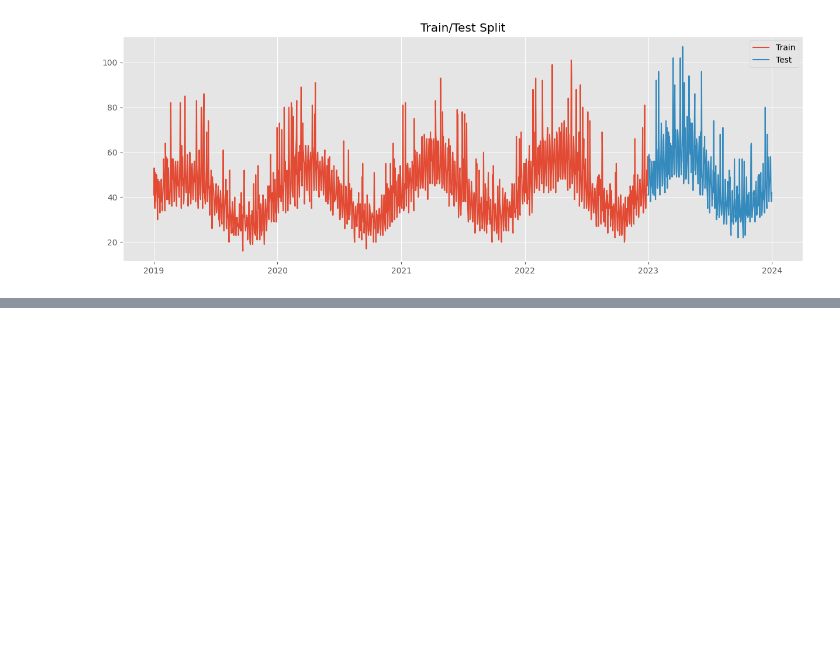
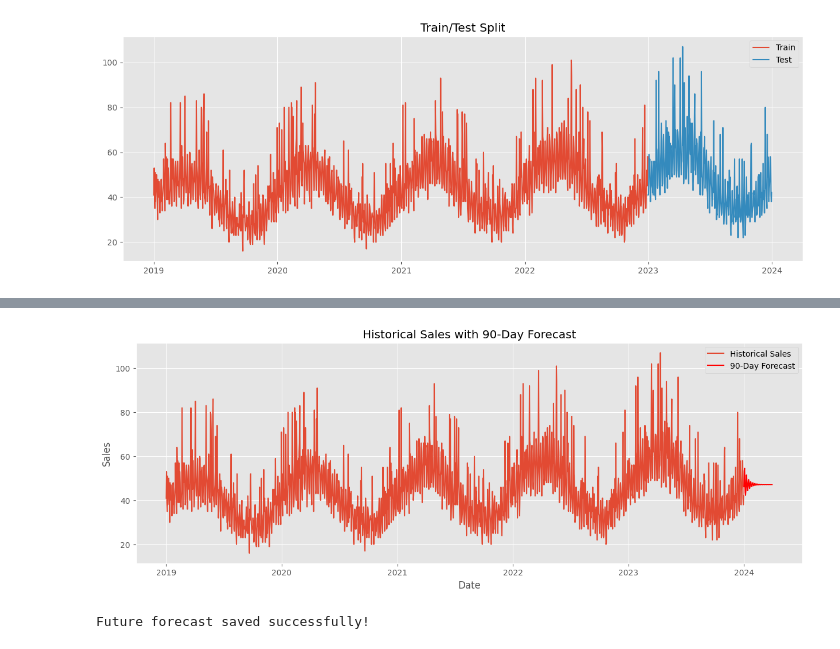
Before and after one commit to Jainam249/Supply-Chain-Demand-Forecasting, a Jupyter notebook: notebooks/03_demand_forecasting.ipynb, the cells around one changed output, grey strips where cells are left out. Saved outputs shown, nothing was run; the diff lists cells and outputs as text; code cells hidden in the pictures; blank space fills up the shorter version.

```diff
--- a/notebooks/03_demand_forecasting.ipynb
+++ b/notebooks/03_demand_forecasting.ipynb
@@ -119,0 +276,8 @@ plt.show()
+# %%
+future_forecast = forecast_future(
+    df,
+    column="sales",
+    periods=90
+)
+
+future_forecast.head()
@@ -119,0 +291,33 @@ plt.show()
+# %%
+plt.figure(figsize=(15,5))
+
+plt.plot(
+    df.index,
+    df["sales"],
+    label="Historical Sales"
+)
+
+plt.plot(
+    future_forecast["date"],
+    future_forecast["forecast_sales"],
+    color="red",
+    label="90-Day Forecast"
+)
+
+plt.title("Historical Sales with 90-Day Forecast")
+plt.xlabel("Date")
+plt.ylabel("Sales")
+plt.legend()
+
+plt.show()
+# %% [output]
+[figure, added]
+# %%
+future_forecast.to_csv(
+    "data/processed/future_forecast.csv",
+    index=False
+)
+
+print("Future forecast saved successfully!")
+# %% [output]
+Future forecast saved successfully!
```
Also changed, not shown: parts of 15 cells of this notebook, 1 other file.
